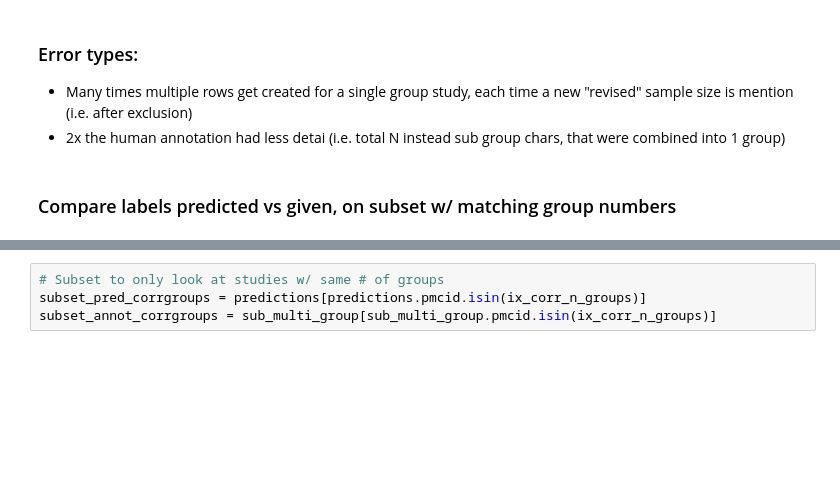
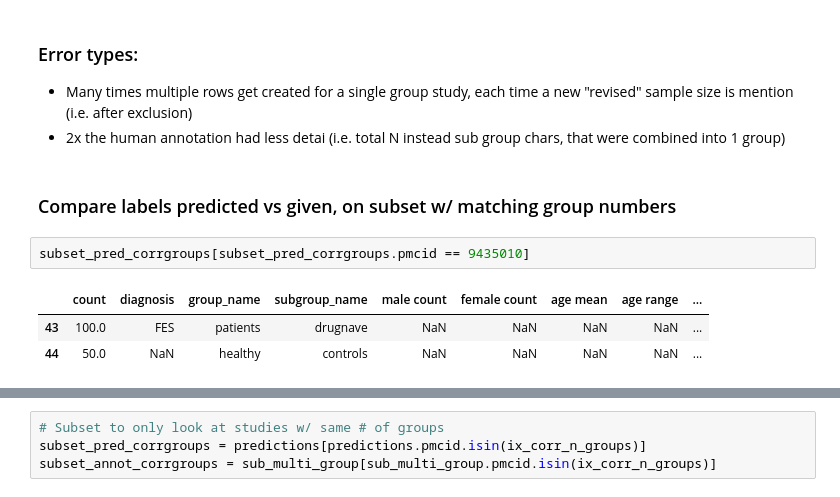
Before and after one commit to adelavega/biomed-llm-retrieval, a Jupyter notebook: 4) Multi-group Prompts.ipynb, the cells around one changed output, grey strips where cells are left out. Drawn from its saved outputs; the diff is of its cells as text; blank space fills up the shorter version.

```diff
--- a/4) Multi-group Prompts.ipynb
+++ b/4) Multi-group Prompts.ipynb
@@ -173,3 +173,9 @@ Exact match # of groups: 0.88
 - 2x the human annotation had less detai (i.e. total N instead sub group chars, that were combined into 1 group)
 # %% [markdown]
 ### Compare labels predicted vs given, on subset w/ matching group numbers
+# %%
+subset_pred_corrgroups[subset_pred_corrgroups.pmcid == 9435010]
+# %% [output]
+|  | count | diagnosis | group_name | subgroup_name | male count | female count | age mean | age range | ... |
+| 43 | 100.0 | FES | patients | drugnave | NaN | NaN | NaN | NaN | ... |
+| 44 | 50.0 | NaN | healthy | controls | NaN | NaN | NaN | NaN | ... |
```
Also changed, not shown: parts of 1 cell of this notebook, 5 other files.
